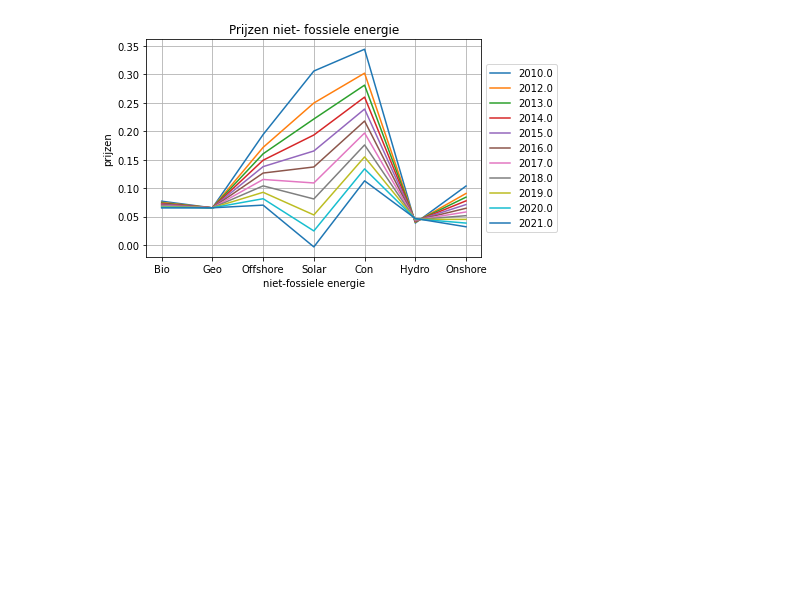
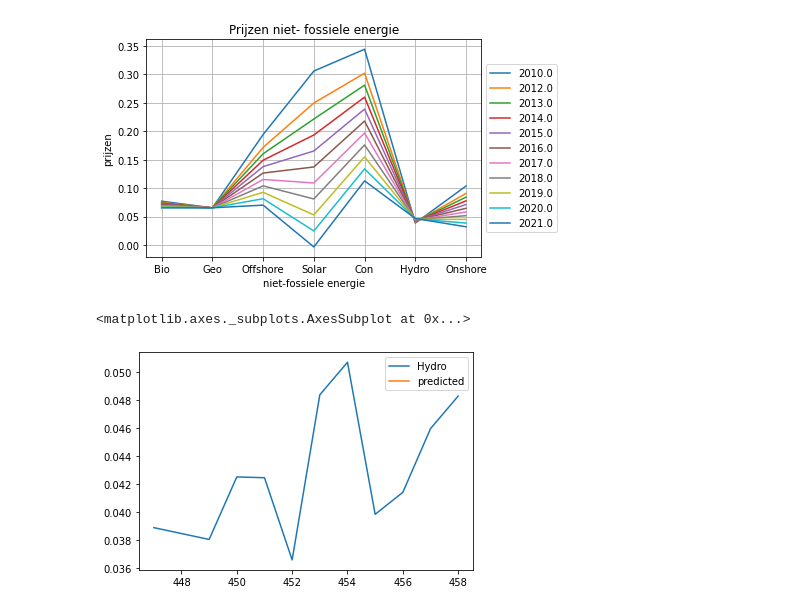
Before and after one commit to MarCam60/Assignment-Income-inequality-in-relation-to-GDP, a Jupyter notebook: finassvraag3.ipynb, the cells around one changed output. Cells and saved outputs as stored; diff of their text form; code cells hidden in the pictures; blank space fills up the shorter version.

```diff
--- a/finassvraag3.ipynb
+++ b/finassvraag3.ipynb
@@ -268,3 +313,16 @@ plt.grid()
 plt.show()
 # %% [output]
 [figure]
+# %%
+# Fit coefficents.
+
+coef = np.polyfit(df_2['Year'], df_2['Hydro'],1)
+
+# Generate predictions for entire series.
+
+df_2['predicted'] = pd.Series(np.polyval(coef, df_2['Year']))
+
+df_2[['Hydro', 'predicted']].plot()
+# %% [output]
+<matplotlib.axes._subplots.AxesSubplot at 0x...>
+[figure, added]
```
Also changed, not shown: parts of 28 cells of this notebook.
